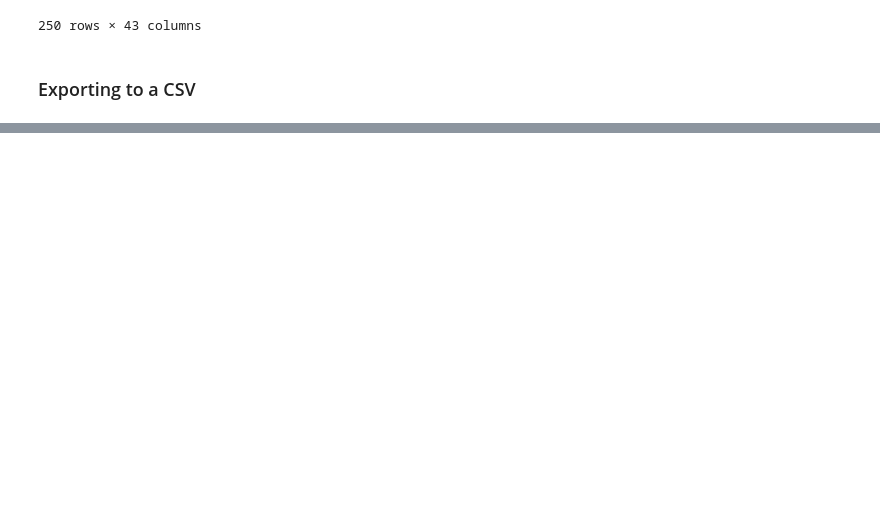
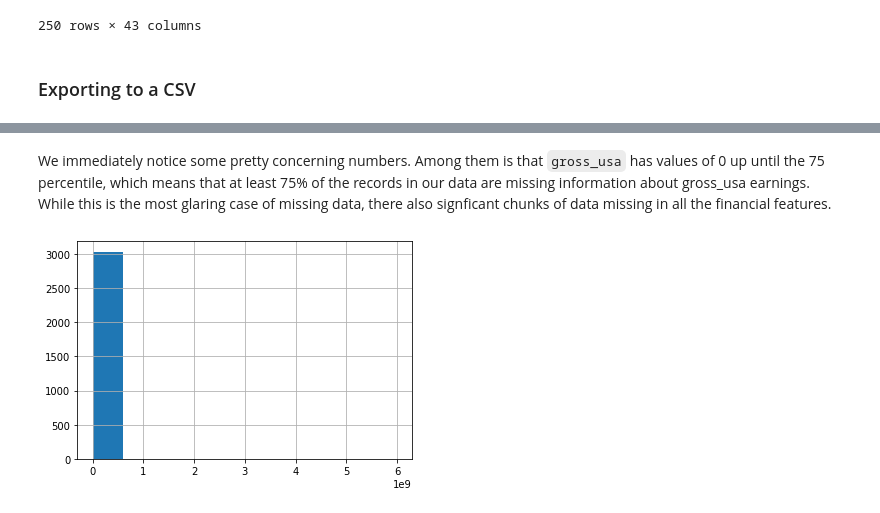
Before and after one commit to nlgriffin/IMDB_Scraper, a Jupyter notebook: web_scrapper_final.ipynb, the cells around one changed output, grey strips where cells are left out. Cells and saved outputs as stored; diff of their text form; code cells hidden in the pictures; blank space fills up the shorter version.

```diff
--- a/web_scrapper_final.ipynb
+++ b/web_scrapper_final.ipynb
@@ -389,0 +394,3 @@ df_final
+# %%
+movies = pd.read_csv('df_final.csv', index_col=0)
+movies.head()
@@ -389,0 +422,7 @@ df_final
+# %% [markdown]
+We immediately notice some pretty concerning numbers. Among them is that `gross_usa` has  values of 0 up until the 75 percentile, which means that at least 75% of the records in our data are missing information about gross_usa earnings. While this is the most glaring case of missing data, there  also signficant chunks of data missing in all the financial features.
+# %%
+movies['budget'].hist()
+plt.show()
+# %% [output]
+[figure, added]
```
Also changed, not shown: parts of 31 cells of this notebook.
